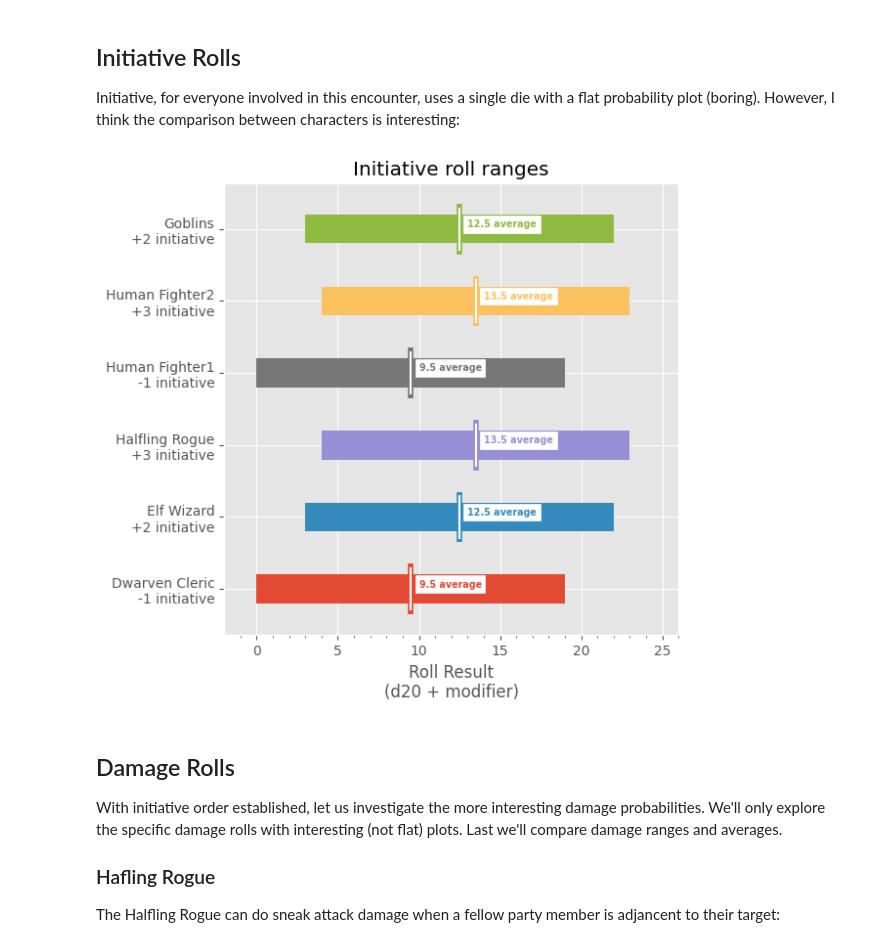
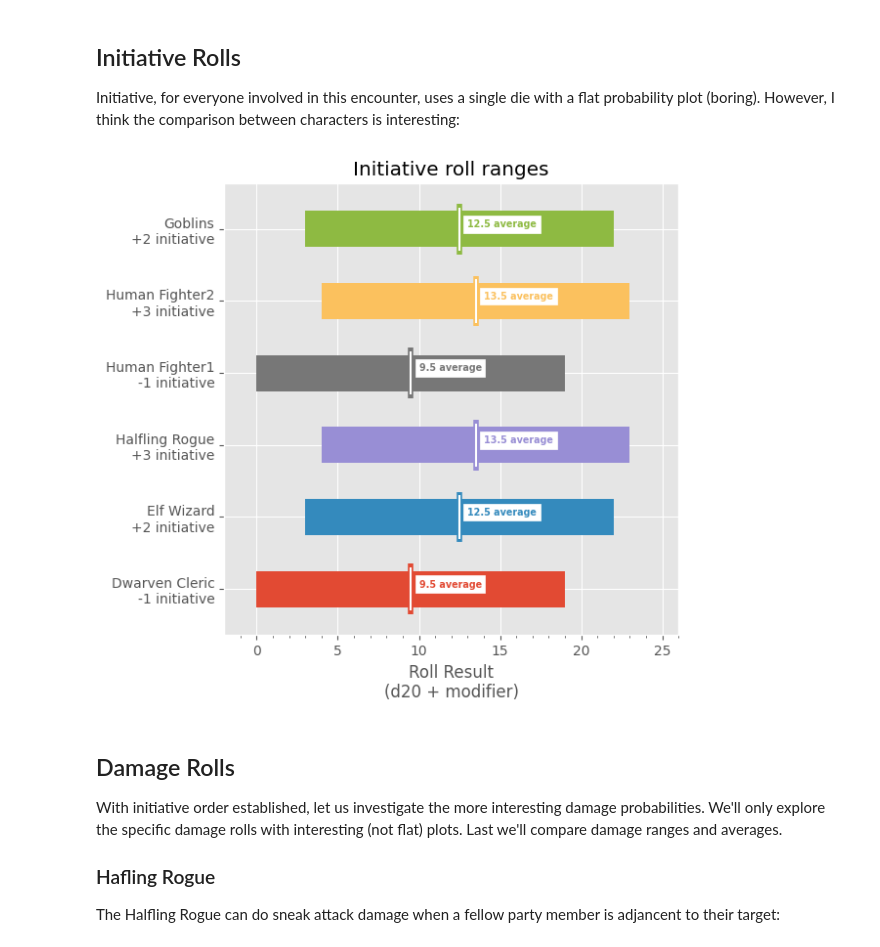
Before and after one commit to TimidRobot/dnd_probabilities, a Jupyter notebook: phandelver_probabilities.ipynb, the cells around one changed output. Saved outputs shown, nothing was run; the diff lists cells and outputs as text; code cells hidden in the pictures.

Commit message:
improve horizonal plots

```diff
--- a/phandelver_probabilities.ipynb
+++ b/phandelver_probabilities.ipynb
@@ -311,39 +311,42 @@ for _, modifier in initiative:
 
 # Initialize plot
 fig, ax = plot.subplots()
 fig.set_size_inches(6, 6)
 
 for i, array in enumerate(initiative_arrays):
     x = i + 1
-    ax.barh(x, array[-1] - array[0], height=0.4, left=array[0])
-    ax.vlines(array.mean(), x - 0.35, x + 0.35, color=f"C{i}", linewidth=4.0)
-    ax.vlines(array.mean(), x - 0.3, x + 0.3, color="white")
+    left = array[0]
+    right = array[-1] - array[0]
+    average = array.mean()
+    ax.barh(x, right, height=0.5, left=left)
+    ax.vlines(average, x - 0.35, x + 0.35, color=f"C{i}", linewidth=4.0)
+    ax.vlines(average, x - 0.3, x + 0.3, color="white")
     ax.annotate(
-        f"{array.mean()} average",
-        (array.mean() + 0.5, x),
+        f"{average} average",
+        (average + 0.5, x),
         backgroundcolor="white",
         color=f"C{i}",
         fontsize="x-small",
         fontweight="bold",
         horizontalalignment="left",
         verticalalignment="bottom",
     )
 
 # Configure Title
 ax.set_title("Initiative roll ranges")
 # Confgure X Axis
 ax.set_xlabel("Roll Result\n(d20 + modifier)")
 ax.xaxis.set_minor_locator(ticker.AutoMinorLocator())
 ax.set_xlim(-2, 26)
 # Configure Y Axis
 ax.yaxis.set_major_locator(
     ticker.FixedLocator(range(len(initiative_arrays) + 1))
 )
 ax.yaxis.set_major_formatter(
     ticker.FixedFormatter([""] + [item[0] for item in initiative])
 )
 # %% [output]
-[figure, old version]
+[figure, new version]
 # %% [markdown]
 ## Damage Rolls
 
```
Also changed, not shown: parts of 2 cells of this notebook.
